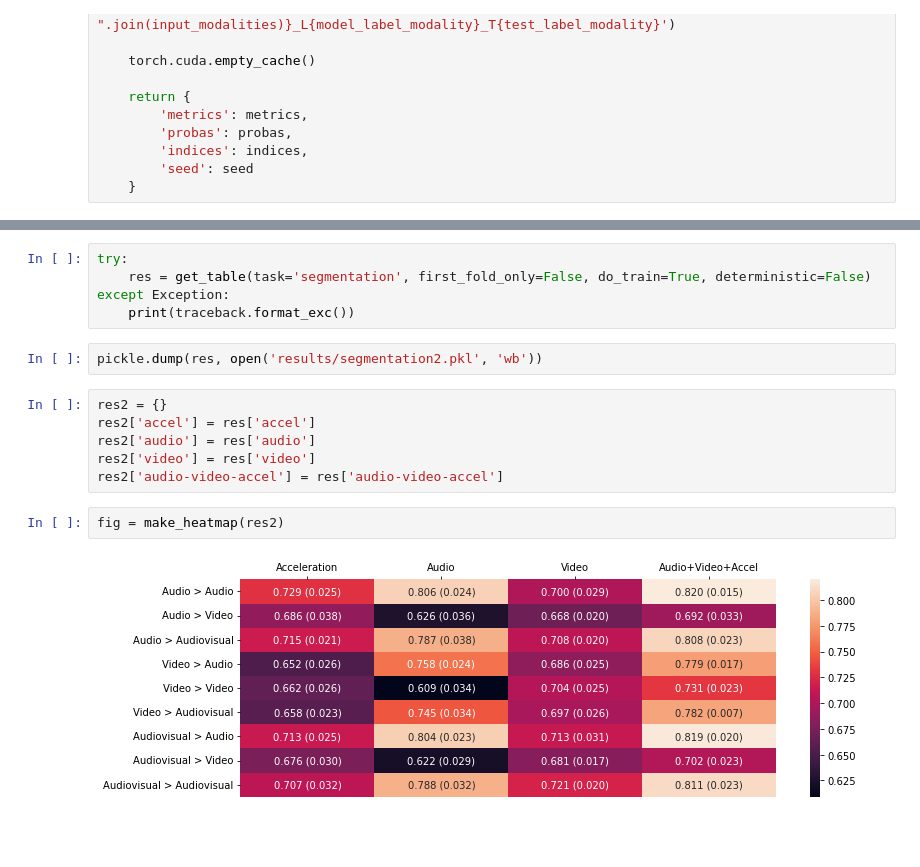
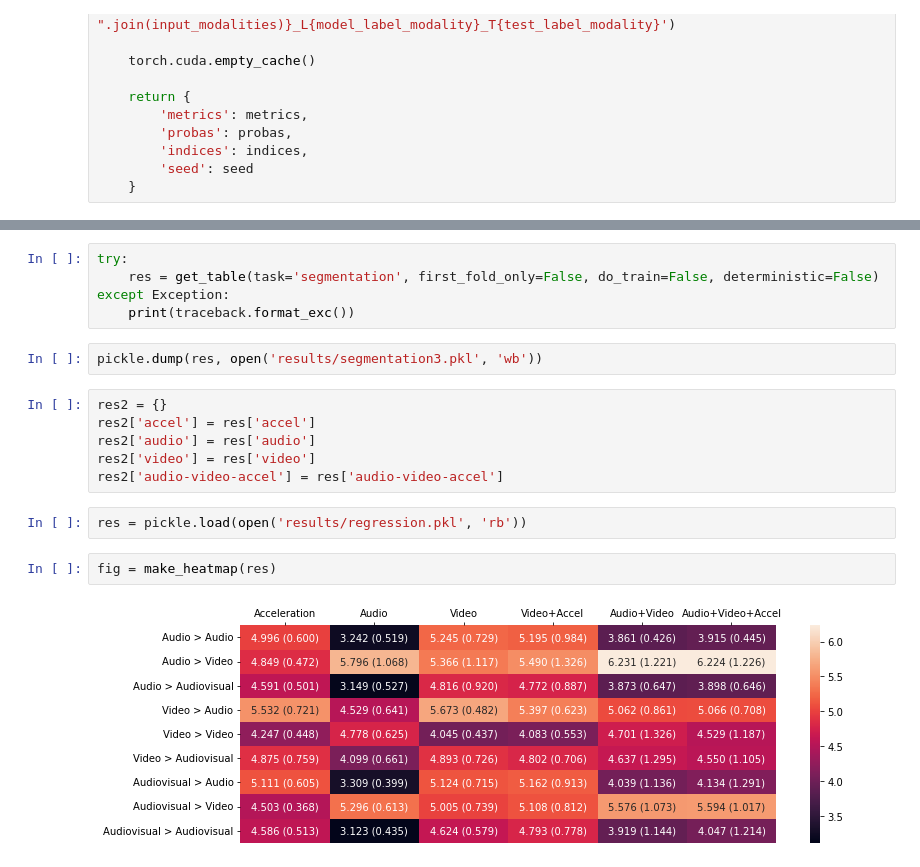
Before and after one commit to josedvq/lared-laughter, a Jupyter notebook: fusion/train.ipynb, the cells around one changed output, grey strips where cells are left out. Drawn from its saved outputs; the diff is of its cells as text; blank space fills up the shorter version.

```diff
--- a/fusion/train.ipynb
+++ b/fusion/train.ipynb
@@ -204,18 +204,20 @@ def get_table(task, first_fold_only=False, do_train=True, deterministic=True):
     return res
 # %%
 try:
-    res = get_table(task='segmentation', first_fold_only=False, do_train=True, deterministic=False)
+    res = get_table(task='segmentation', first_fold_only=False, do_train=False, deterministic=False)
 except Exception:
     print(traceback.format_exc())
 # %%
-pickle.dump(res, open('results/segmentation2.pkl', 'wb'))
+pickle.dump(res, open('results/segmentation3.pkl', 'wb'))
 # %%
 res2 = {}
 res2['accel'] = res['accel']
 res2['audio'] = res['audio']
 res2['video'] = res['video']
 res2['audio-video-accel'] = res['audio-video-accel']
+# %%
+res = pickle.load(open('results/regression.pkl', 'rb'))
 # %%
-fig = make_heatmap(res2)
+fig = make_heatmap(res)
 # %% [output]
-[figure, old version]
+[figure, new version]
```
Also changed, not shown: parts of 1 cell of this notebook, 8 other files.
